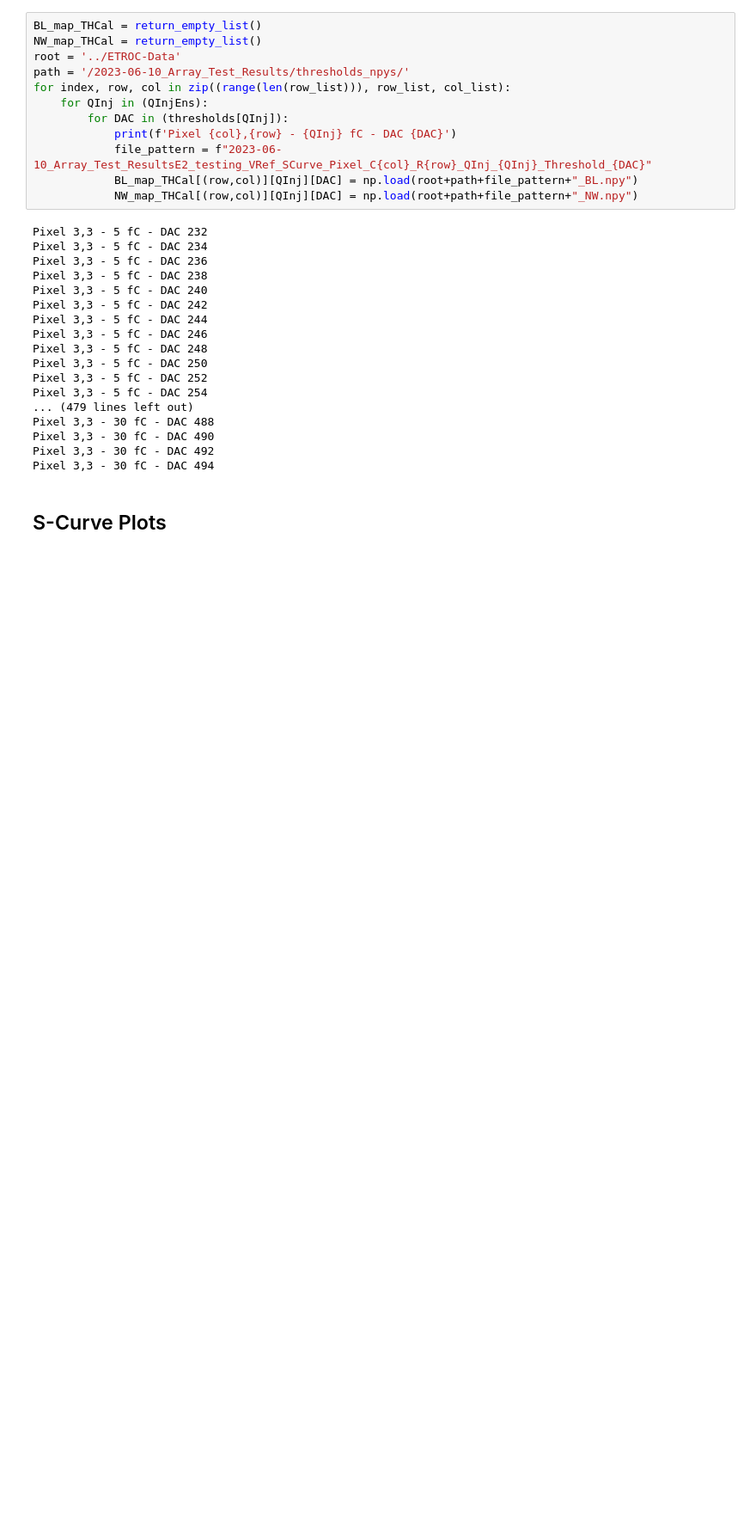
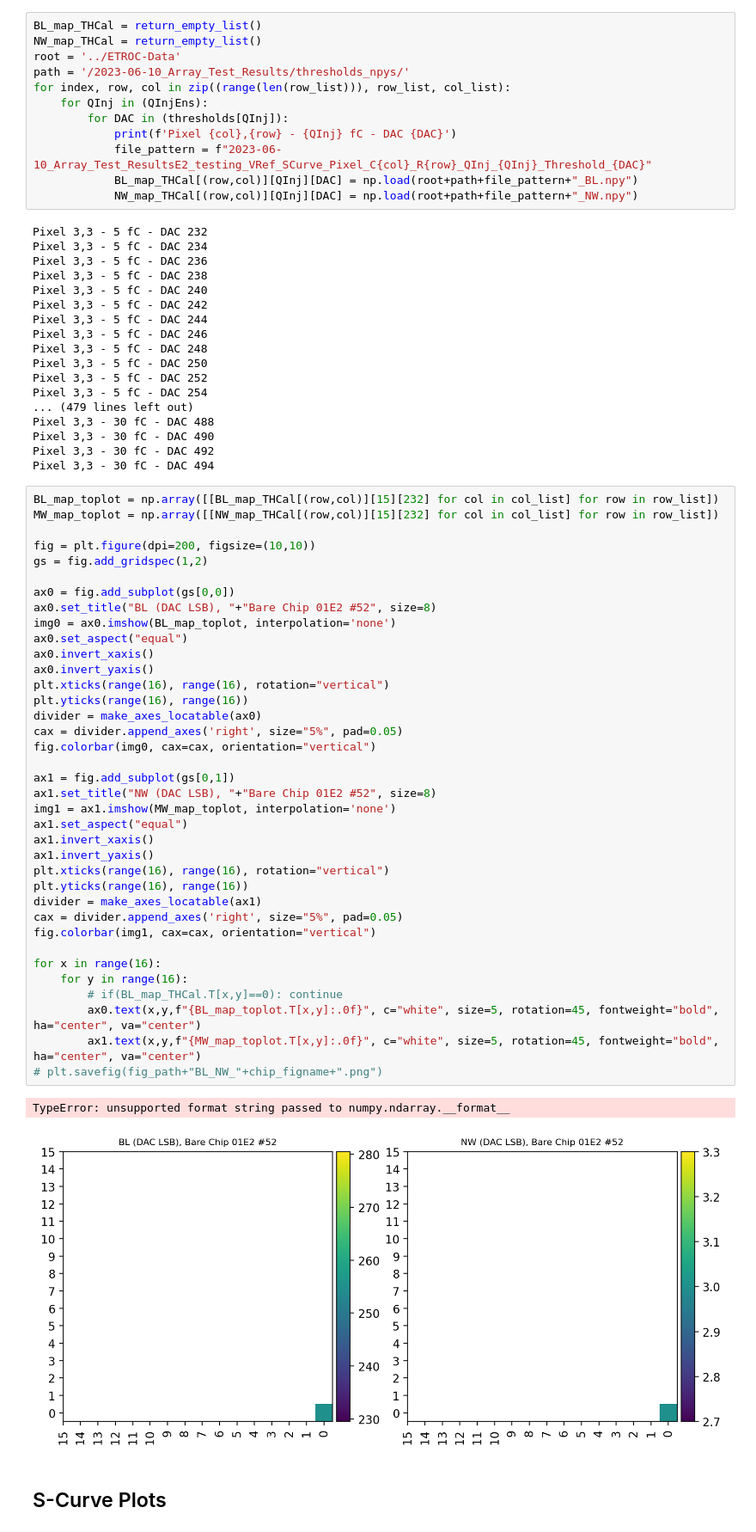
Before and after one commit to cbeiraod/ETROC-Analysis, a Jupyter notebook: SCurve_Scans.ipynb, the cells around one changed output. Shown at 86% size. Drawn from its saved outputs; the diff is of its cells as text; blank space fills up the shorter version.

```diff
--- a/SCurve_Scans.ipynb
+++ b/SCurve_Scans.ipynb
@@ -171,6 +171,46 @@ Pixel 3,3 - 30 fC - DAC 488
 Pixel 3,3 - 30 fC - DAC 490
 Pixel 3,3 - 30 fC - DAC 492
 Pixel 3,3 - 30 fC - DAC 494
+# %%
+BL_map_toplot = np.array([[BL_map_THCal[(row,col)][15][232] for col in col_list] for row in row_list])
+MW_map_toplot = np.array([[NW_map_THCal[(row,col)][15][232] for col in col_list] for row in row_list])
+
+fig = plt.figure(dpi=200, figsize=(10,10))
+gs = fig.add_gridspec(1,2)
+
+ax0 = fig.add_subplot(gs[0,0])
+ax0.set_title("BL (DAC LSB), "+"Bare Chip 01E2 #52", size=8)
+img0 = ax0.imshow(BL_map_toplot, interpolation='none')
+ax0.set_aspect("equal")
+ax0.invert_xaxis()
+ax0.invert_yaxis()
+plt.xticks(range(16), range(16), rotation="vertical")
+plt.yticks(range(16), range(16))
+divider = make_axes_locatable(ax0)
+cax = divider.append_axes('right', size="5%", pad=0.05)
+fig.colorbar(img0, cax=cax, orientation="vertical")
+
+ax1 = fig.add_subplot(gs[0,1])
+ax1.set_title("NW (DAC LSB), "+"Bare Chip 01E2 #52", size=8)
+img1 = ax1.imshow(MW_map_toplot, interpolation='none')
+ax1.set_aspect("equal")
+ax1.invert_xaxis()
+ax1.invert_yaxis()
+plt.xticks(range(16), range(16), rotation="vertical")
+plt.yticks(range(16), range(16))
+divider = make_axes_locatable(ax1)
+cax = divider.append_axes('right', size="5%", pad=0.05)
+fig.colorbar(img1, cax=cax, orientation="vertical")
+
+for x in range(16):
+    for y in range(16):
+        # if(BL_map_THCal.T[x,y]==0): continue
+        ax0.text(x,y,f"{BL_map_toplot.T[x,y]:.0f}", c="white", size=5, rotation=45, fontweight="bold", ha="center", va="center")
+        ax1.text(x,y,f"{MW_map_toplot.T[x,y]:.0f}", c="white", size=5, rotation=45, fontweight="bold", ha="center", va="center")
+# plt.savefig(fig_path+"BL_NW_"+chip_figname+".png")
+# %% [output]
+TypeError: unsupported format string passed to numpy.ndarray.__format__
+[figure, added]
 # %% [markdown]
 ## S-Curve Plots
 # %%
```
Also changed, not shown: 1 other file.
